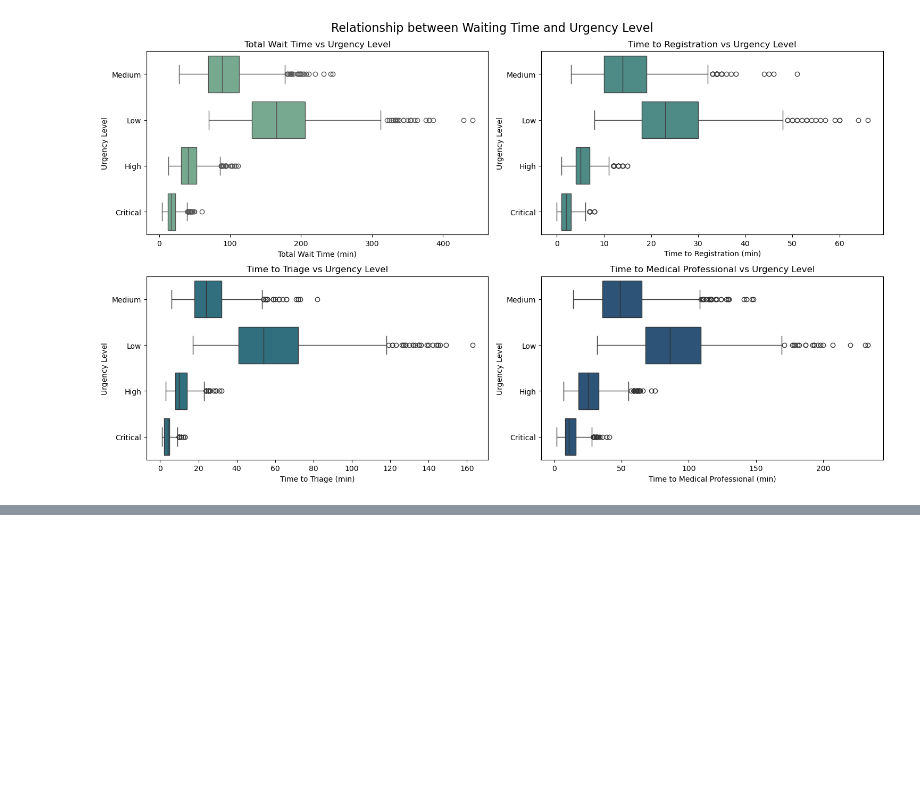
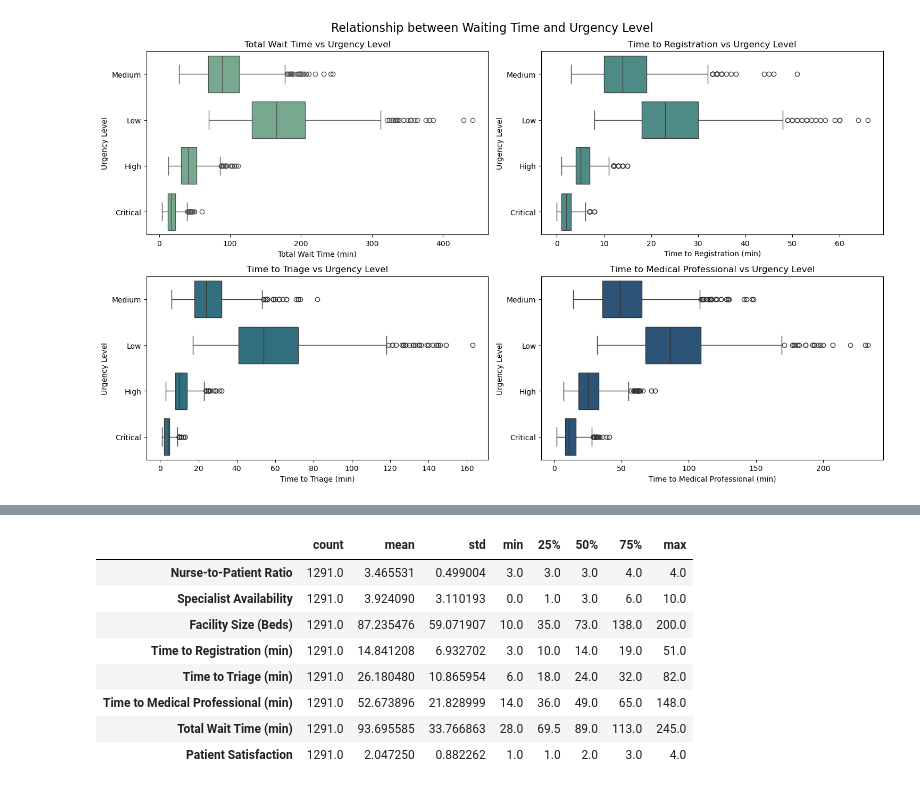
Before and after one commit to IreneDHA/Healthcare-WaitTime-Analysis, a Jupyter notebook: data_analysis.ipynb, the cells around one changed output, grey strips where cells are left out. Drawn from its saved outputs; the diff is of its cells as text; code cells hidden in the pictures; blank space fills up the shorter version.

```diff
--- a/data_analysis.ipynb
+++ b/data_analysis.ipynb
@@ -204,0 +207,12 @@ plt.tight_layout();
+# %%
+medium_urgency_df.describe().T
+# %% [output]
+|  | count | mean | std | min | 25% | 50% | 75% | max |
+| Nurse-to-Patient Ratio | 1291.0 | 3.465531 | 0.499004 | 3.0 | 3.0 | 3.0 | 4.0 | 4.0 |
+| Specialist Availability | 1291.0 | 3.924090 | 3.110193 | 0.0 | 1.0 | 3.0 | 6.0 | 10.0 |
+| Facility Size (Beds) | 1291.0 | 87.235476 | 59.071907 | 10.0 | 35.0 | 73.0 | 138.0 | 200.0 |
+| Time to Registration (min) | 1291.0 | 14.841208 | 6.932702 | 3.0 | 10.0 | 14.0 | 19.0 | 51.0 |
+| Time to Triage (min) | 1291.0 | 26.180480 | 10.865954 | 6.0 | 18.0 | 24.0 | 32.0 | 82.0 |
+| Time to Medical Professional (min) | 1291.0 | 52.673896 | 21.828999 | 14.0 | 36.0 | 49.0 | 65.0 | 148.0 |
+| Total Wait Time (min) | 1291.0 | 93.695585 | 33.766863 | 28.0 | 69.5 | 89.0 | 113.0 | 245.0 |
+| Patient Satisfaction | 1291.0 | 2.047250 | 0.882262 | 1.0 | 1.0 | 2.0 | 3.0 | 4.0 |
```
Also changed, not shown: parts of 12 cells of this notebook.
